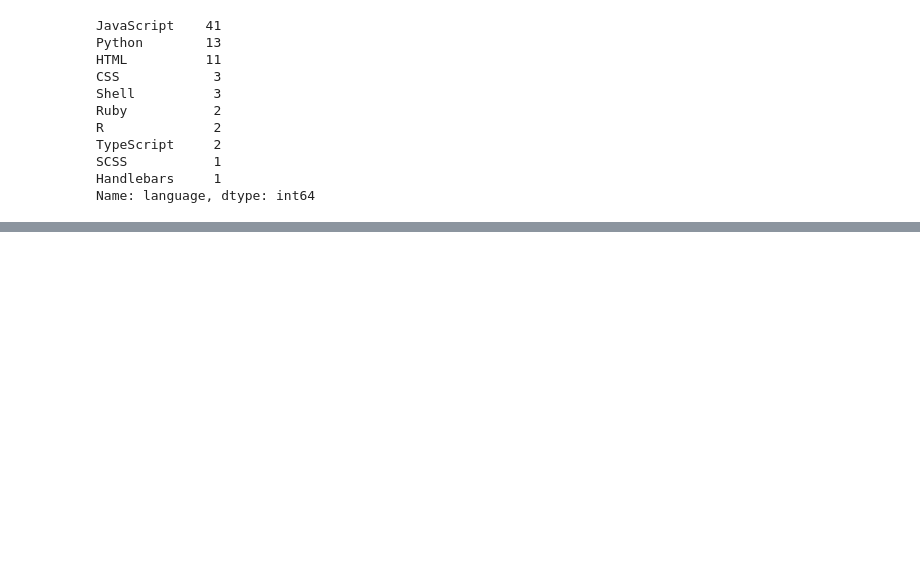
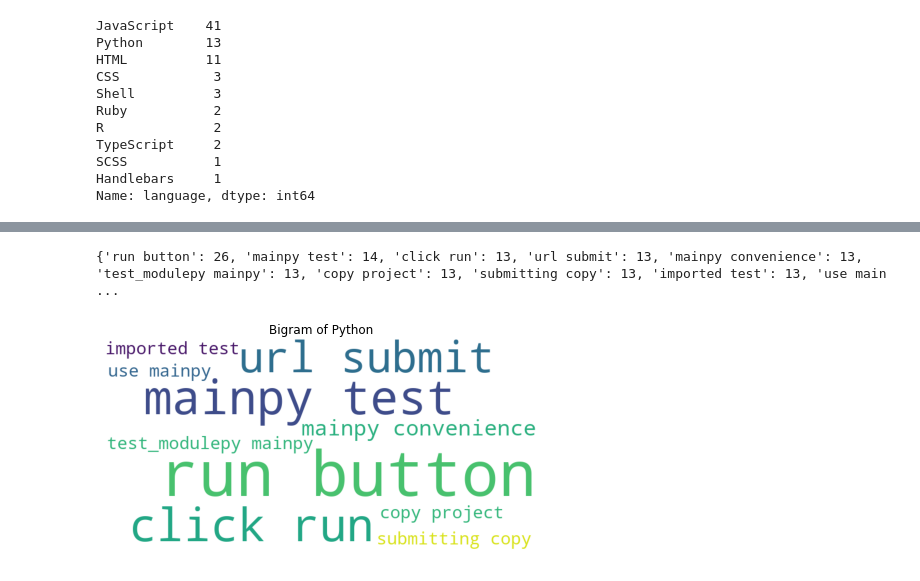
Before and after one commit to AAranda10/nlp-project, a Jupyter notebook: austin_explore.ipynb, the cells around one changed output, grey strips where cells are left out. Saved outputs shown, nothing was run; the diff lists cells and outputs as text; code cells hidden in the pictures; blank space fills up the shorter version.

```diff
--- a/austin_explore.ipynb
+++ b/austin_explore.ipynb
@@ -115,0 +357,11 @@ Name: language, dtype: int64
+# %%
+bg2 = {k[0] + ' ' + k[1]: v for k, v in python_bigrams.to_dict().items()}
+img2 = WordCloud(background_color='white', width=800, height=400).generate_from_frequencies(bg2)
+plt.figure(figsize=(8, 4))
+plt.imshow(img2)
+plt.title('Bigram of Python')
+plt.axis('off')
+print(bg2)
+# %% [output]
+{'run button': 26, 'mainpy test': 14, 'click run': 13, 'url submit': 13, 'mainpy convenience': 13, 'test_modulepy mainpy': 13, 'copy project': 13, 'submitting copy': 13, 'imported test': 13, 'use main ...
+[figure, added]
```
Also changed, not shown: parts of 19 cells of this notebook.
